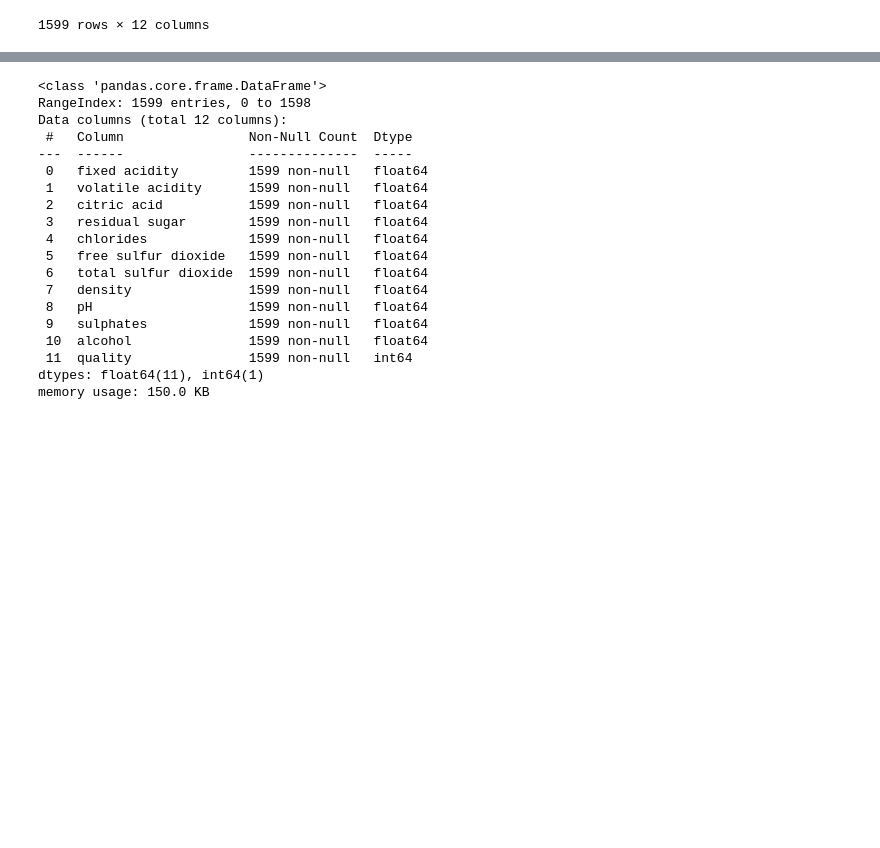
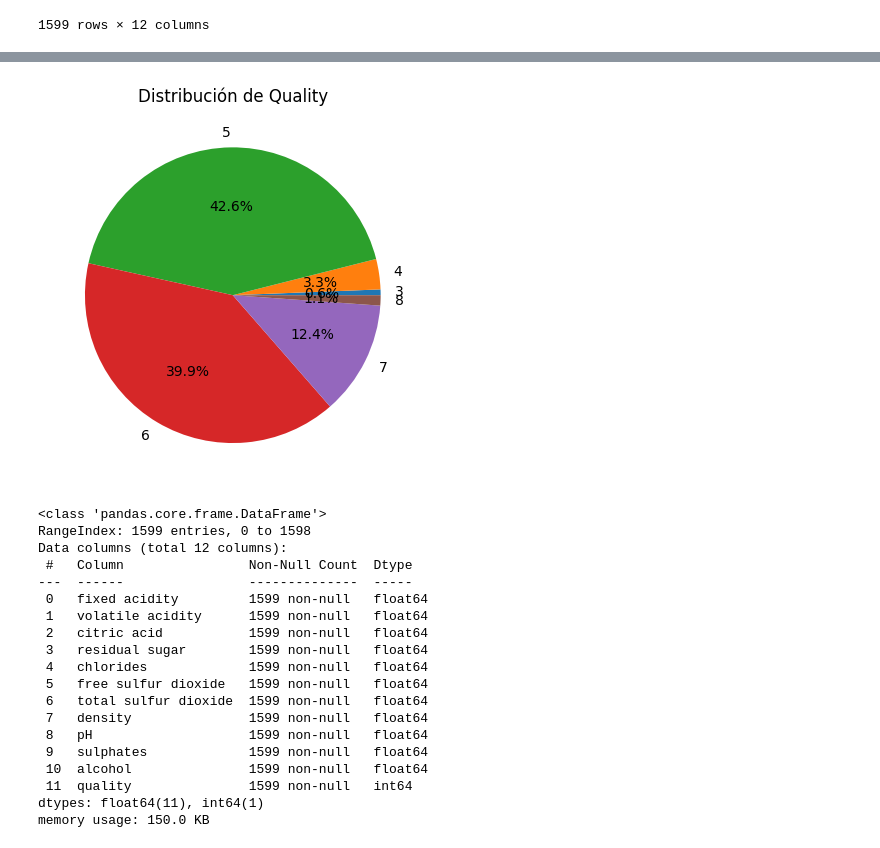
Before and after one commit to itxas77/Red_wine_quality, a Jupyter notebook: Limpieza.ipynb, the cells around one changed output, grey strips where cells are left out. Saved outputs shown, nothing was run; the diff lists cells and outputs as text; code cells hidden in the pictures; blank space fills up the shorter version.

```diff
--- a/Limpieza.ipynb
+++ b/Limpieza.ipynb
@@ -31,3 +42,10 @@ df
+# %%
+df['quality'].value_counts().sort_index().plot(kind='pie', autopct='%1.1f%%')
+plt.ylabel("")
+plt.title("Distribución de Quality")
+plt.show()
+# %% [output]
+[figure, added]
 # %%
 df.info()
 # %% [output]
```
Also changed, not shown: parts of 4 cells of this notebook, 2 other files.
